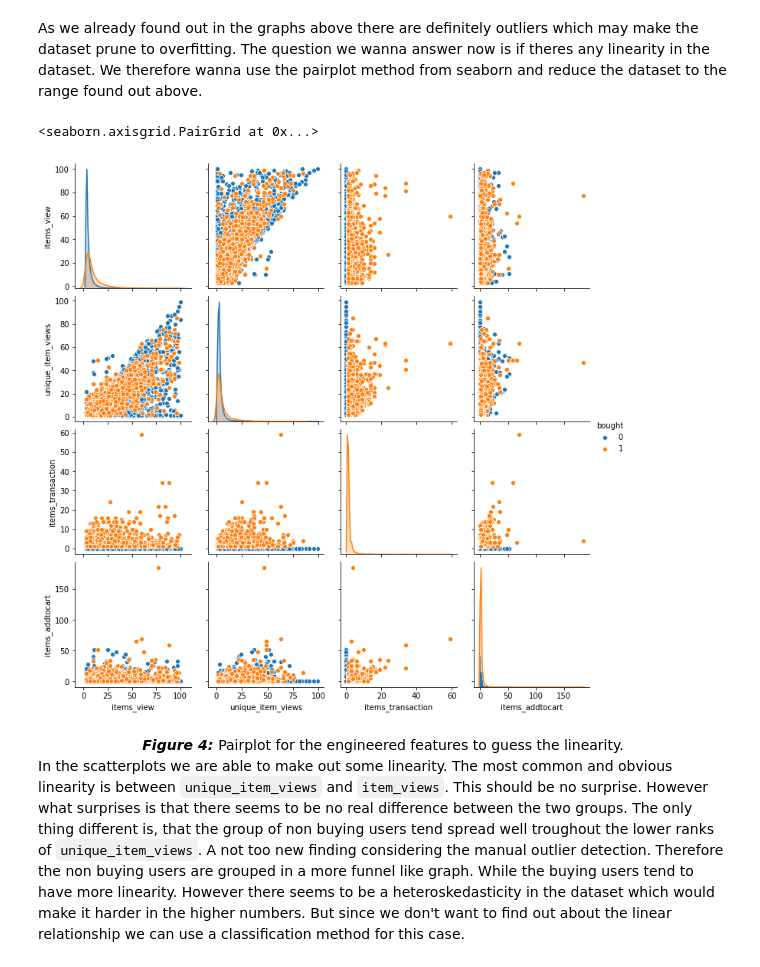
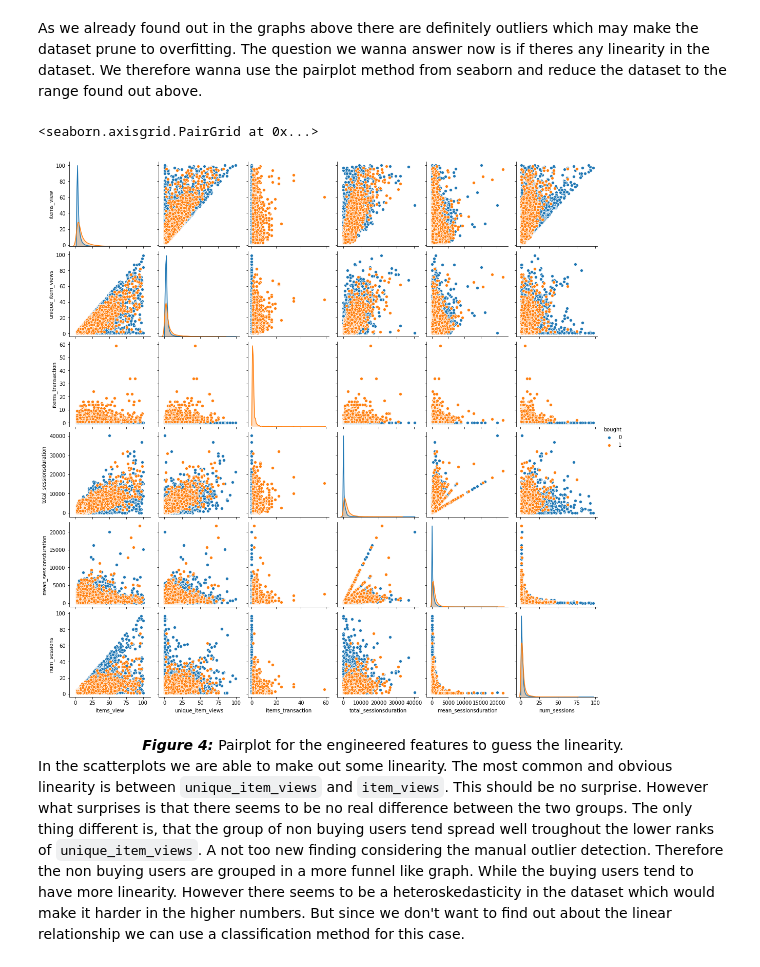
Before and after one commit to tinomerl/ecommerce-recommendation, a Jupyter notebook: ecommerce-user-behaviour.ipynb, the cells around one changed output. Cells and saved outputs as stored; diff of their text form; code cells hidden in the pictures.

```diff
--- a/ecommerce-user-behaviour.ipynb
+++ b/ecommerce-user-behaviour.ipynb
@@ -337,0 +389,8 @@ The Features we'll be trying to engineer are the following:
+# %%
+sessionsStart = eventsDf.drop_duplicates(
+    subset=["visitorid", "sessionid"], keep="first"
+)[["timestamp", "visitorid", "sessionid"]]
+
+sessionsEnd = eventsDf.drop_duplicates(subset=["visitorid", "sessionid"], keep="last")[
+    ["timestamp", "visitorid", "sessionid"]
+]
@@ -337,0 +424,8 @@ The Features we'll be trying to engineer are the following:
+# %%
+sessionsNums = (
+    eventsDf[["visitorid", "session"]]
+    .groupby(["visitorid"], as_index=False)
+    .max()
+    .rename(columns={"session": "num_sessions"})
+)
+sessionsNums.head(10)
@@ -338,6 +444,6 @@ The Features we'll be trying to engineer are the following:
 # %%
 # Getting unique views on items
-uniqueViews = eventsDf.drop_duplicates(subset=["visitorid", "itemid"], keep="first")[
+uniqueViews = eventsDf[eventsDf["event"] == "view"].drop_duplicates(subset=["visitorid", "itemid"], keep="first")[
     ["visitorid", "itemid"]
 ].sort_values(["visitorid"])
 
@@ -404,6 +510,11 @@ procEventsDf.sort_values(["visitorid"]).head(10)
 | 8 | 8 | 0 | 1 | 0 | 0 |
 | 9 | 9 | 0 | 1 | 0 | 0 |
 # %%
-procEventsDf = pd.merge(procEventsDf, uniqueViews, on="visitorid", how="left")
+procEventsDf = procEventsDf.merge(sessionsDuration, on="visitorid", how="left")
+procEventsDf = procEventsDf.merge(sessionsNums, on="visitorid", how="left")
+procEventsDf["mean_sessionsduration"] = (
+    procEventsDf["total_sessionsduration"] / procEventsDf["num_sessions"]
+)
+procEventsDf = procEventsDf.merge(uniqueViews, on="visitorid", how="left")
 procEventsDf.head(10)
 # %% [output]
@@ -564,15 +675,29 @@ As we already found out in the graphs above there are definitely outliers which
 # %%
 sns.pairplot(
     procEventsDf[
         (procEventsDf["items_view"] >= 3) & (procEventsDf["items_view"] <= 100)
     ],
-    x_vars=["items_view", "unique_item_views", "items_transaction", "items_addtocart"],
-    y_vars=["items_view", "unique_item_views", "items_transaction", "items_addtocart"],
+    x_vars=[
+        "items_view",
+        "unique_item_views",
+        "items_transaction",
+        "total_sessionsduration",
+        "mean_sessionsduration",
+        "num_sessions",
+    ],
+    y_vars=[
+        "items_view",
+        "unique_item_views",
+        "items_transaction",
+        "total_sessionsduration",
+        "mean_sessionsduration",
+        "num_sessions",
+    ],
     hue="bought",
 )
 # %% [output]
 <seaborn.axisgrid.PairGrid at 0x...>
-[figure, old version]
+[figure, new version]
 # %% [markdown]
 <div>
 <div style="width: 50%; margin:0 auto; text-align:center;"><i><b>Figure 4: </b></i>Pairplot for the engineered features to guess the linearity.</div>
```
Also changed, not shown: parts of 31 cells of this notebook.
